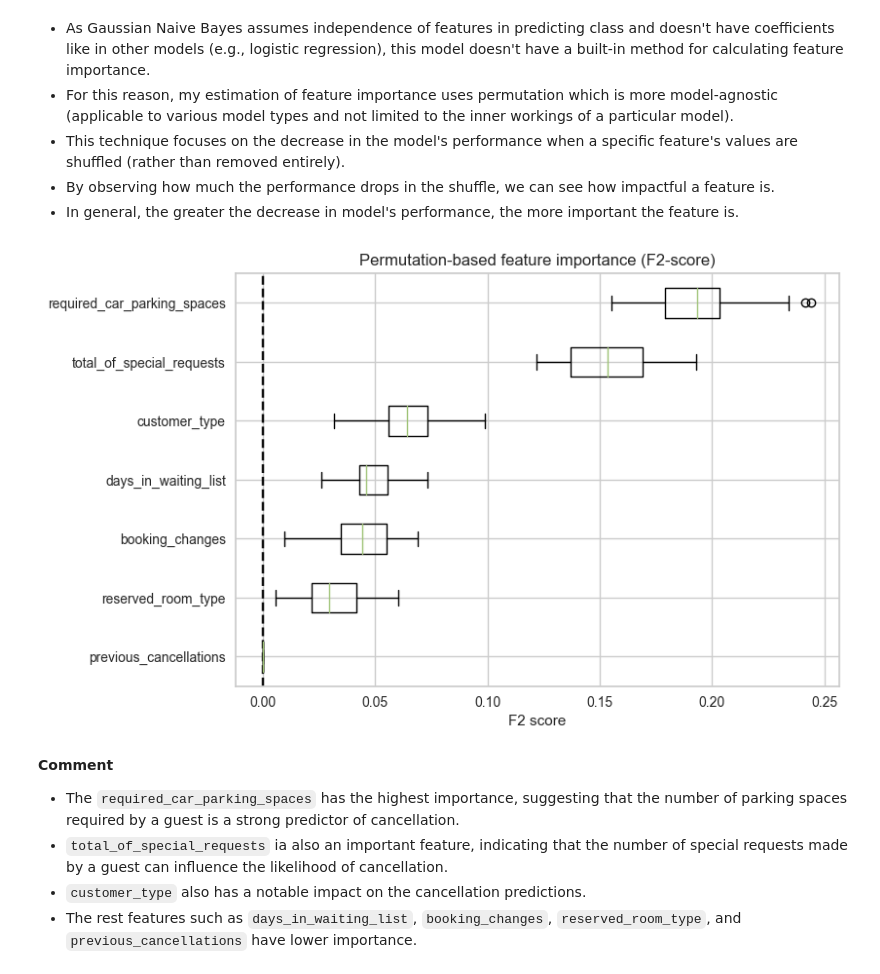
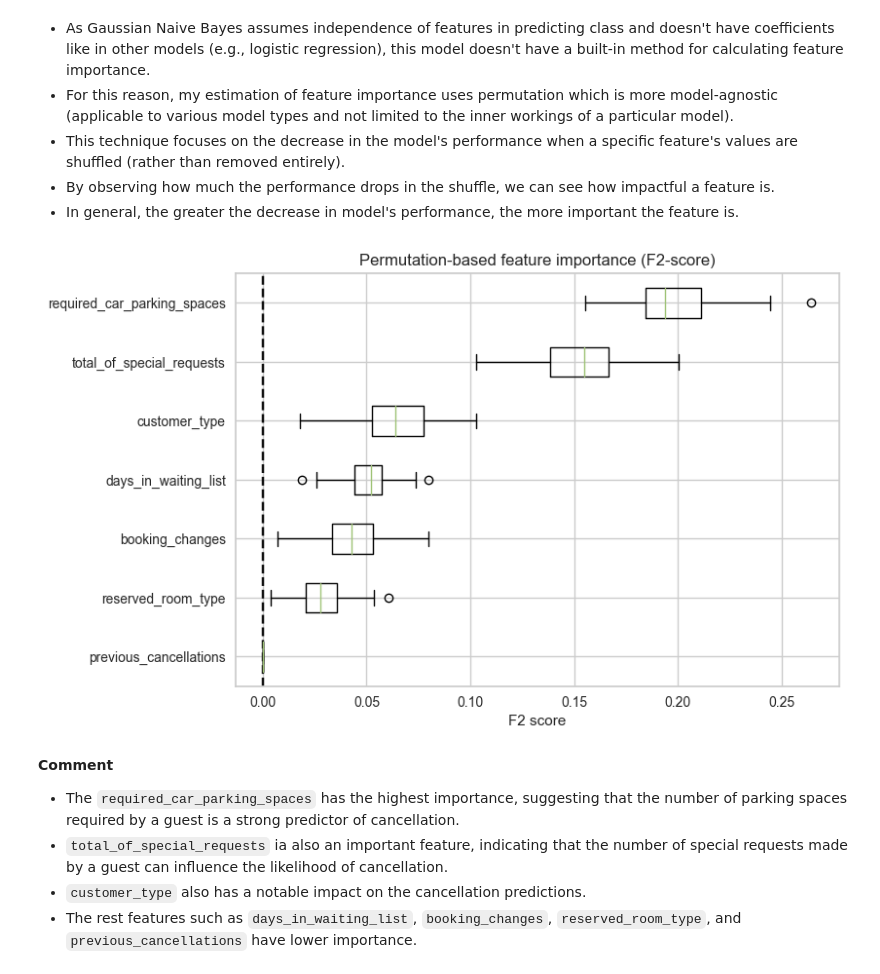
Before and after one commit to LingAdeu/hotel-booking-cancelation-prediction, a Jupyter notebook: notebook/notebook.ipynb, the cells around one changed output. Saved outputs shown, nothing was run; the diff lists cells and outputs as text; code cells hidden in the pictures.

```diff
--- a/notebook/notebook.ipynb
+++ b/notebook/notebook.ipynb
@@ -1914,5 +1923,5 @@ exp8_bm = exp8.compare_models(sort='F2')
 # %%
 # perform hyperparameter tuning
-exp8_tuned_bm = exp8.tune_model(exp8_bm)
+exp8_tuned_bm = exp8.tune_model(exp8_bm, return_train_score=True)
 # %% [output]
 [interactive output not drawn]
@@ -2345,26 +2363,26 @@ exp8.predict_model(final_mdl).head()
 # %%
 from sklearn.inspection import permutation_importance
 from sklearn.metrics import make_scorer, fbeta_score
 import matplotlib.pyplot as plt
 
 # specify metric
 ftwo_scorer = make_scorer(fbeta_score, beta=2)
 
 # define X_test and y_test
 X_train = exp8.get_config('X_train')
 y_train = exp8.get_config('y_train')
 
 # plot permutation importance
-result = permutation_importance(final_mdl, X_train, y_train, n_repeats=30, random_state=42, n_jobs=-1, scoring=ftwo_scorer)
+result = permutation_importance(final_mdl, X_train, y_train, n_repeats=100, random_state=42, n_jobs=-1, scoring=ftwo_scorer)
 perm_sorted_idx = result.importances_mean.argsort()
 plt.boxplot(result.importances[perm_sorted_idx].T, vert=False,
         labels=X_train.columns[perm_sorted_idx])
 plt.axvline(x=0, color="k", linestyle="--")
 plt.title("Permutation-based feature importance (F2-score)")
 plt.xlabel("F2 score")
 plt.show()
 # %% [output]
-[figure, old version]
+[figure, new version]
 # %% [markdown]
 <b>Comment</b>
 - The `required_car_parking_spaces` has the highest importance, suggesting that the number of parking spaces required by a guest is a strong predictor of cancellation.
```
Also changed, not shown: parts of 26 cells of this notebook, 5 other files.
